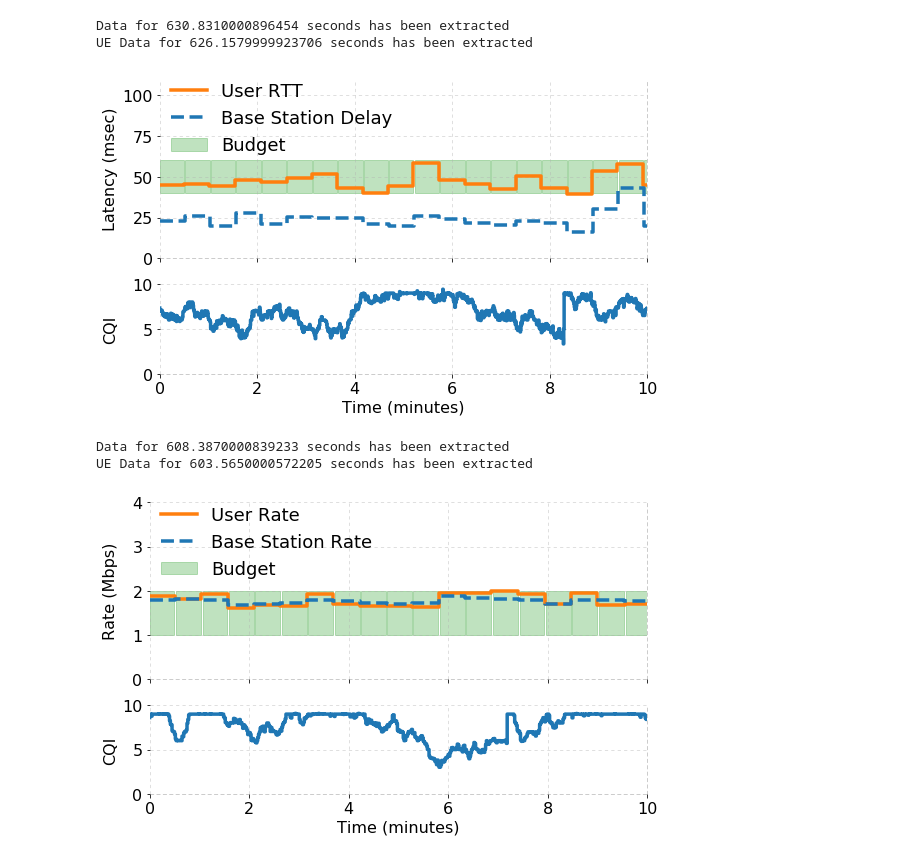
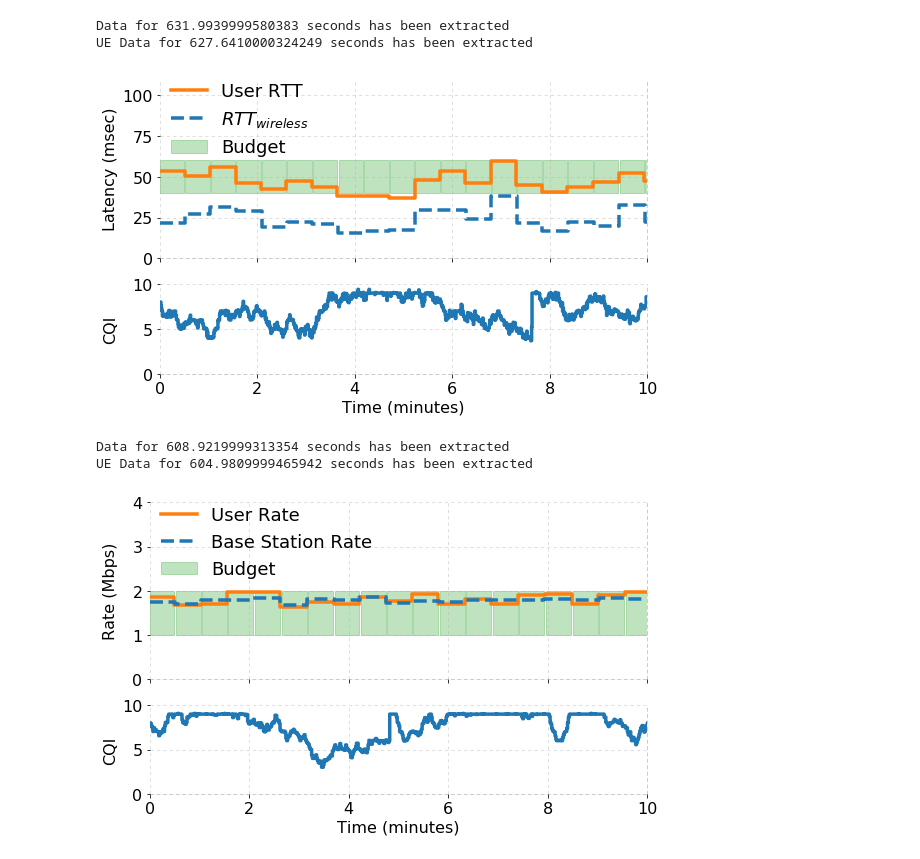
Before and after one commit to serhatarslan-hub/cell-order, a Jupyter notebook: analysis/cell-order-moving-ue-eval.ipynb, the cells around one changed output. Saved outputs shown, nothing was run; the diff lists cells and outputs as text; code cells hidden in the pictures.

Commit message:
Update the moving UE eval figure

```diff
--- a/analysis/cell-order-moving-ue-eval.ipynb
+++ b/analysis/cell-order-moving-ue-eval.ipynb
@@ -22,7 +22,7 @@ LINE_WIDTH = 3.5
 SAVE_FIG = False
 
 RESERVATION = 'RES130868'
-SCENARIO = 1018
+SCENARIO = 1033
 LAT_EXP_IDX = 4
 THP_EXP_IDX = 1
 LAT_S_IDX = 0
@@ -128,8 +128,8 @@ assert lat_s_id in bs_lat_data.keys()
 ue_lat_data = {lat_s_id: cur_data}
 filter_ue_sla_stats(ue_lat_data, lat_s_id)
 # %% [output]
-Data for 630.8310000896454 seconds has been extracted
-UE Data for 626.1579999923706 seconds has been extracted
+Data for 631.9939999580383 seconds has been extracted
+UE Data for 627.6410000324249 seconds has been extracted
 # %%
 f, (ax1, ax2) = plt.subplots(2, 1, gridspec_kw={'height_ratios': [2, 1]}, figsize=FIG_SIZE)
 
@@ -138,7 +138,7 @@ ax1.step(np.insert(ue_lat_data[lat_s_id]['filtered_ts_sec'] / 60, 0, 0),
          where='pre', label='User RTT', linewidth=3.5, color='C1')
 ax1.step(np.insert(bs_lat_data[lat_s_id]['filtered_ts_sec'] / 60, 0, 0),
          np.insert(bs_lat_data[lat_s_id]['filtered_lat_msec'], 0, bs_lat_data[lat_s_id]['filtered_lat_msec'][0]),
-         where='pre', label='Base Station Delay', linewidth=3.5, color='C0', linestyle='--')
+         where='pre', label='$RTT_{wireless}$', linewidth=3.5, color='C0', linestyle='--')
 
 cnt = 1
 lat_budget_lo = lat_budgets['slice_delay_budget_msec'][lat_s_id][0]
@@ -197,34 +197,34 @@ ax2.set_ylim((0,10))
 # ax2.yaxis.set_ticks(np.arange(0,8,2))
 ax2.set_xlim([0, 10])
 # ax2.xaxis.set_ticks(np.arange(13))
 
 ax2.grid(axis='both', alpha=0.5, linestyle=LINE_STYLE)
 
 ax2.spines['top'].set_visible(False)
 # ax2.spines['right'].set_visible(False)
 ax2.spines['left'].set_visible(False)
 ax2.spines["right"].set_linestyle(LINE_STYLE)
 ax2.spines["right"].set_alpha(0.5)
 ax2.spines["right"].set_color('gray')
 ax2.spines["left"].set_linestyle(LINE_STYLE)
 ax2.spines["left"].set_alpha(0.5)
 ax2.spines["left"].set_color('gray')
 ax2.spines["top"].set_linestyle(LINE_STYLE)
 ax2.spines["top"].set_alpha(0.5)
 ax2.spines["top"].set_color('gray')
 ax2.spines["bottom"].set_linestyle(LINE_STYLE)
 ax2.spines["bottom"].set_alpha(0.5)
 ax2.spines["bottom"].set_color('gray')
 
 f.tight_layout()
 f.align_ylabels()
 
 if SAVE_FIG:
     plt.savefig(reservation_out_dir + '{}_moving_ue_lat.pdf'.format(SCENARIO))
 
 plt.show()
 # %% [output]
-[figure, old version]
+[figure, new version]
 # %%
 cell_order_thp_log_filename = \
     reservation_data_dir + 'cell-order-{}-thp-{}.log'.format(SCENARIO, THP_EXP_IDX)
@@ -244,8 +244,8 @@ assert thp_s_id in bs_thp_data.keys()
 ue_thp_data = {thp_s_id: cur_data}
 filter_ue_sla_stats(ue_thp_data, thp_s_id)
 # %% [output]
-Data for 608.3870000839233 seconds has been extracted
-UE Data for 603.5650000572205 seconds has been extracted
+Data for 608.9219999313354 seconds has been extracted
+UE Data for 604.9809999465942 seconds has been extracted
 # %%
 f, (ax1, ax2) = plt.subplots(2, 1, gridspec_kw={'height_ratios': [2, 1]}, figsize=FIG_SIZE)
 
@@ -340,4 +340,4 @@ if SAVE_FIG:
 
 plt.show()
 # %% [output]
-[figure, old version]
+[figure, new version]
```
Also changed, not shown: 2 other files.
